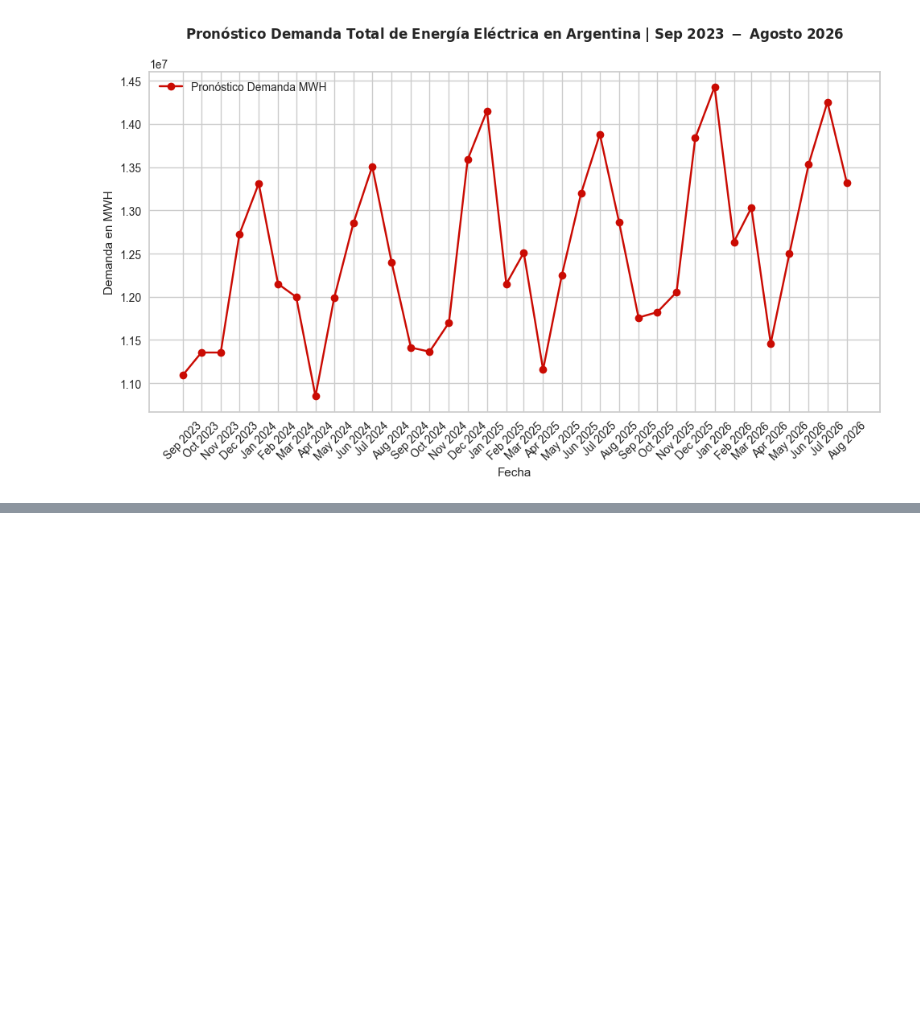
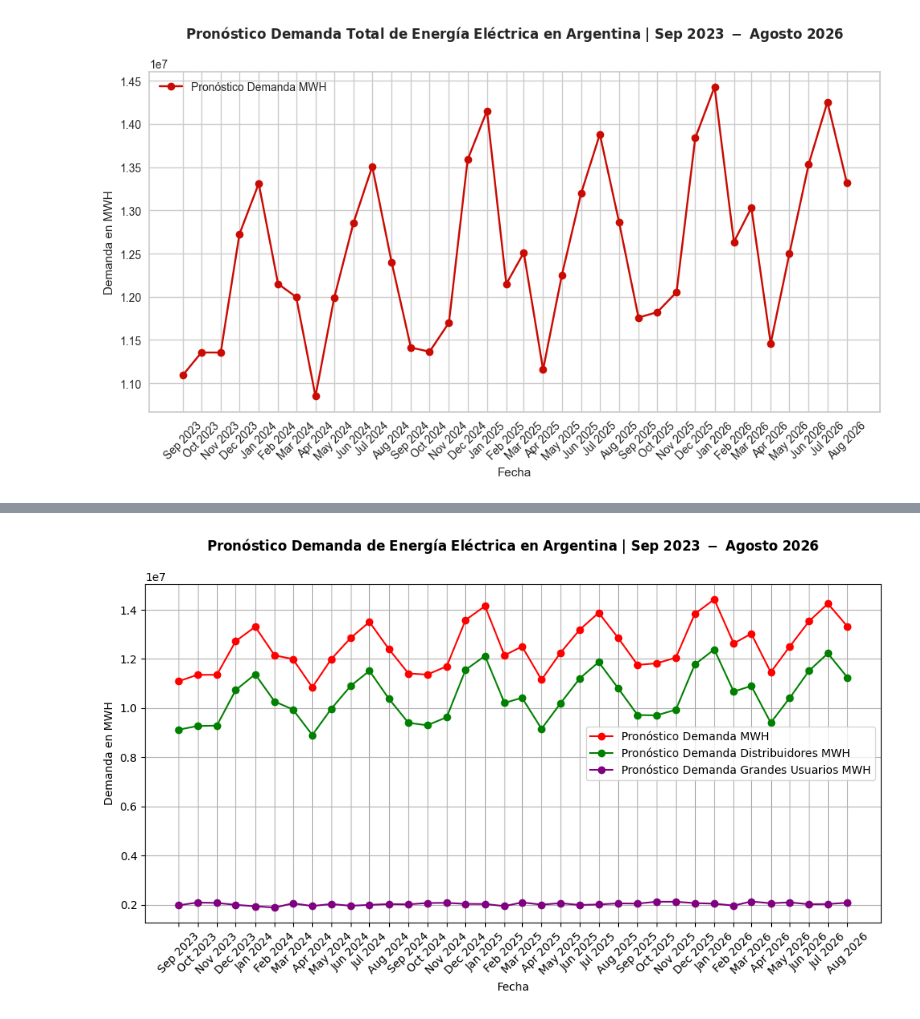
Before and after one commit to manuel-barreiro/prediccion-demanda-electrica, a Jupyter notebook: modelo_predictivo/NOTEBOOK_FINAL.ipynb, the cells around one changed output, grey strips where cells are left out. Saved outputs shown, nothing was run; the diff lists cells and outputs as text; code cells hidden in the pictures; blank space fills up the shorter version.

```diff
--- a/modelo_predictivo/NOTEBOOK_FINAL.ipynb
+++ b/modelo_predictivo/NOTEBOOK_FINAL.ipynb
@@ -1324,0 +1333,4 @@ concat_df.to_excel(r"./PRONOSTICO_FINAL_CON_TODO.xlsx")
+# %%
+pronostico = pd.read_excel(r"./PRONOSTICO_FINAL.xlsx")
+pronostico.drop('Unnamed: 0', axis=1, inplace=True)
+pronostico
@@ -1324,0 +1355,27 @@ concat_df.to_excel(r"./PRONOSTICO_FINAL_CON_TODO.xlsx")
+# %%
+# Crear el gráfico de serie de tiempo
+plot.figure(figsize=(10, 6))  # Tamaño de la figura
+plot.plot(pronostico['fecha'], pronostico['prediction_label'], marker='o', linestyle='-', color='r', label='Pronóstico Demanda MWH')
+plot.plot(pronostico['fecha'], pronostico['demanda_di'], marker='o', linestyle='-', color='g', label='Pronóstico Demanda Distribuidores MWH')
+plot.plot(pronostico['fecha'], pronostico['demanda_gu'], marker='o', linestyle='-', color='purple', label='Pronóstico Demanda Grandes Usuarios MWH')
+
+# Personalizar el gráfico
+plot.title(r'$\mathbf{Pronóstico\ Demanda\ de\ Energía\ Eléctrica\ en\ Argentina\ | \ Sep \ 2023 \ - \ Agosto \ 2026}$', pad=30)
+plot.xlabel('Fecha')
+plot.ylabel('Demanda en MWH')
+plot.grid(True)
+
+# Configurar el intervalo de las etiquetas del eje x (por ejemplo, cada año)
+plot.xticks(pronostico['fecha'][::1], pronostico['fecha'].dt.strftime('%b %Y')[::1], rotation=45)
+
+# Mostrar el gráfico
+plot.tight_layout()
+
+# Mostrar una leyenda
+plot.legend()
+
+# Mostrar el gráfico
+plot.tight_layout()  # Para ajustar el diseño y evitar cortes en etiquetas
+plot.show()
+# %% [output]
+[figure, added]
```
Also changed, not shown: parts of 7 cells of this notebook, 1 other file.
